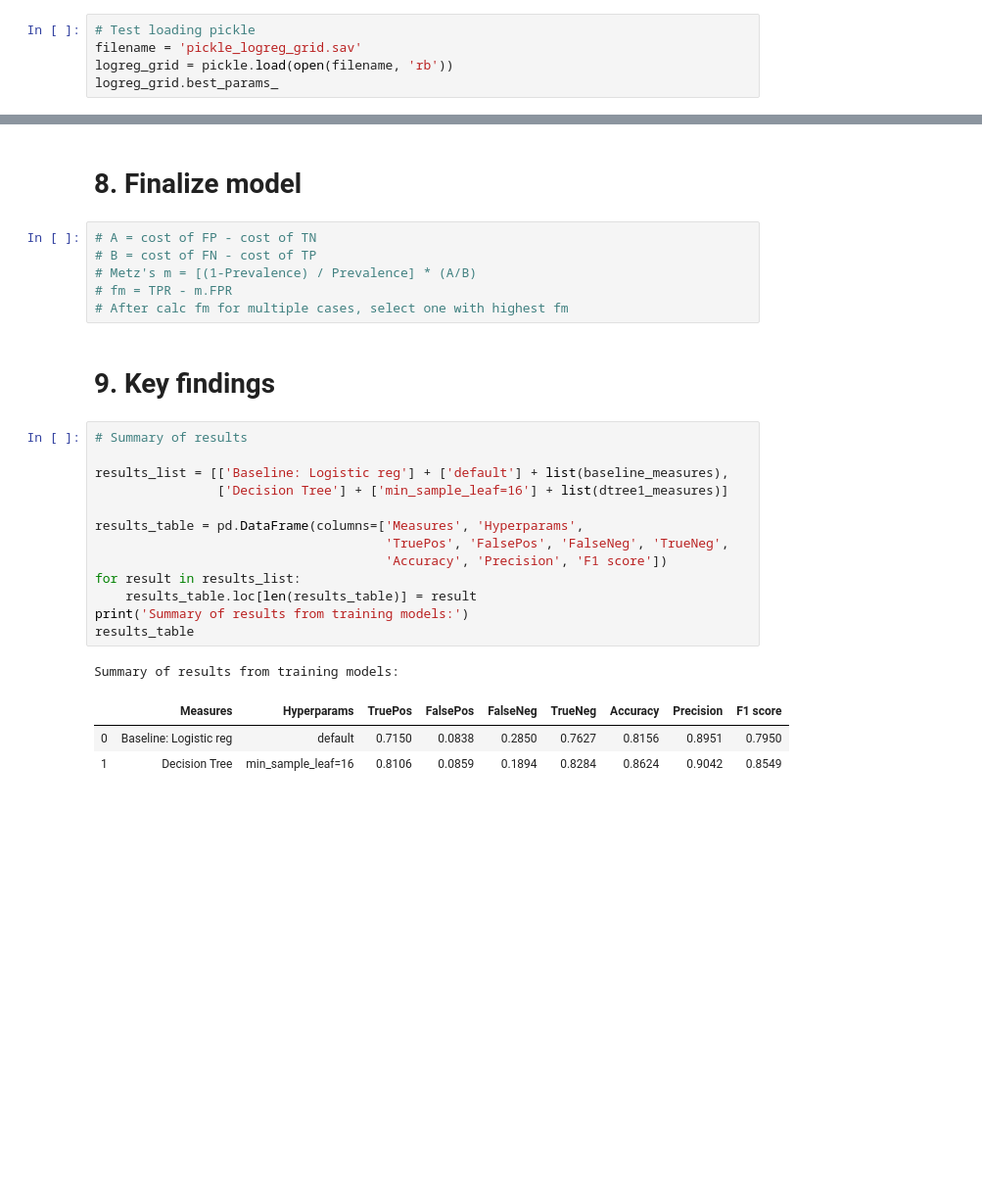
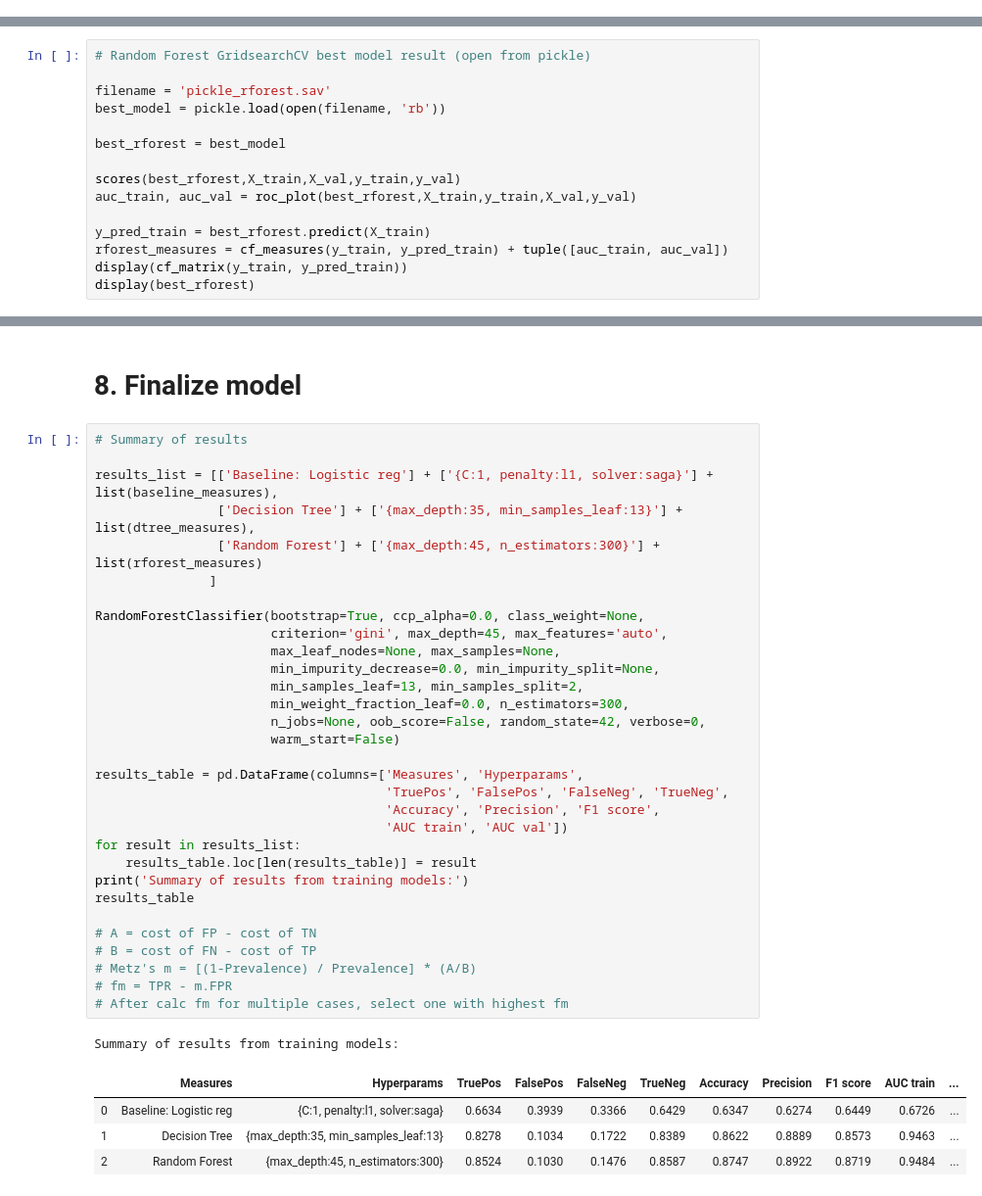
Before and after one commit to khairulomar/Flight_Delays, a Jupyter notebook: flight_delay_notebook.ipynb, the cells around one changed output, grey strips where cells are left out. Shown at 98% size. Drawn from its saved outputs; the diff is of its cells as text; blank space fills up the shorter version.

```diff
--- a/flight_delay_notebook.ipynb
+++ b/flight_delay_notebook.ipynb
@@ -629,5 +634,0 @@ Avg time per fit: 0.9 sec
-# %%
-# Test loading pickle
-filename = 'pickle_logreg_grid.sav'
-logreg_grid = pickle.load(open(filename, 'rb'))
-logreg_grid.best_params_
@@ -880,0 +866,15 @@ Processing time: 1.2 minutes
+# %%
+# Random Forest GridsearchCV best model result (open from pickle)
+
+filename = 'pickle_rforest.sav'
+best_model = pickle.load(open(filename, 'rb'))
+
+best_rforest = best_model
+
+scores(best_rforest,X_train,X_val,y_train,y_val)
+auc_train, auc_val = roc_plot(best_rforest,X_train,y_train,X_val,y_val)
+
+y_pred_train = best_rforest.predict(X_train)
+rforest_measures = cf_measures(y_train, y_pred_train) + tuple([auc_train, auc_val])
+display(cf_matrix(y_train, y_pred_train))
+display(best_rforest)
@@ -1175,31 +1070,42 @@ AttributeError: predict_proba is not available when  probability=False
 # %% [markdown]
 # 8. Finalize model
-# %%
-# A = cost of FP - cost of TN
-# B = cost of FN - cost of TP
-# Metz's m = [(1-Prevalence) / Prevalence] * (A/B)
-# fm = TPR - m.FPR
-# After calc fm for multiple cases, select one with highest fm
-# %% [markdown]
-# 9. Key findings
 # %%
 # Summary of results
 
-results_list = [['Baseline: Logistic reg'] + ['default'] + list(baseline_measures),
-                ['Decision Tree'] + ['min_sample_leaf=16'] + list(dtree1_measures)]
+results_list = [['Baseline: Logistic reg'] + ['{C:1, penalty:l1, solver:saga}'] + list(baseline_measures),
+                ['Decision Tree'] + ['{max_depth:35, min_samples_leaf:13}'] + list(dtree_measures),
+                ['Random Forest'] + ['{max_depth:45, n_estimators:300}'] + list(rforest_measures)
+               ]
+
+RandomForestClassifier(bootstrap=True, ccp_alpha=0.0, class_weight=None,
+                       criterion='gini', max_depth=45, max_features='auto',
+                       max_leaf_nodes=None, max_samples=None,
+                       min_impurity_decrease=0.0, min_impurity_split=None,
+                       min_samples_leaf=13, min_samples_split=2,
+                       min_weight_fraction_leaf=0.0, n_estimators=300,
+                       n_jobs=None, oob_score=False, random_state=42, verbose=0,
+                       warm_start=False)
 
 results_table = pd.DataFrame(columns=['Measures', 'Hyperparams',
                                       'TruePos', 'FalsePos', 'FalseNeg', 'TrueNeg',
-                                      'Accuracy', 'Precision', 'F1 score'])
+                                      'Accuracy', 'Precision', 'F1 score',
+                                      'AUC train', 'AUC val'])
 for result in results_list:
     results_table.loc[len(results_table)] = result
 print('Summary of results from training models:')
 results_table
+
+# A = cost of FP - cost of TN
+# B = cost of FN - cost of TP
+# Metz's m = [(1-Prevalence) / Prevalence] * (A/B)
+# fm = TPR - m.FPR
+# After calc fm for multiple cases, select one with highest fm
 # %% [output]
 Summary of results from training models:
-|  | Measures | Hyperparams | TruePos | FalsePos | FalseNeg | TrueNeg | Accuracy | Precision | F1 score |
-| 0 | Baseline: Logistic reg | default | 0.7150 | 0.0838 | 0.2850 | 0.7627 | 0.8156 | 0.8951 | 0.7950 |
-| 1 | Decision Tree | min_sample_leaf=16 | 0.8106 | 0.0859 | 0.1894 | 0.8284 | 0.8624 | 0.9042 | 0.8549 |
+|  | Measures | Hyperparams | TruePos | FalsePos | FalseNeg | TrueNeg | Accuracy | Precision | F1 score | AUC train | ... |
+| 0 | Baseline: Logistic reg | {C:1, penalty:l1, solver:saga} | 0.6634 | 0.3939 | 0.3366 | 0.6429 | 0.6347 | 0.6274 | 0.6449 | 0.6726 | ... |
+| 1 | Decision Tree | {max_depth:35, min_samples_leaf:13} | 0.8278 | 0.1034 | 0.1722 | 0.8389 | 0.8622 | 0.8889 | 0.8573 | 0.9463 | ... |
+| 2 | Random Forest | {max_depth:45, n_estimators:300} | 0.8524 | 0.1030 | 0.1476 | 0.8587 | 0.8747 | 0.8922 | 0.8719 | 0.9484 | ... |
 # %% [markdown]
 # To do list
 
```
Also changed, not shown: parts of 52 cells of this notebook.
